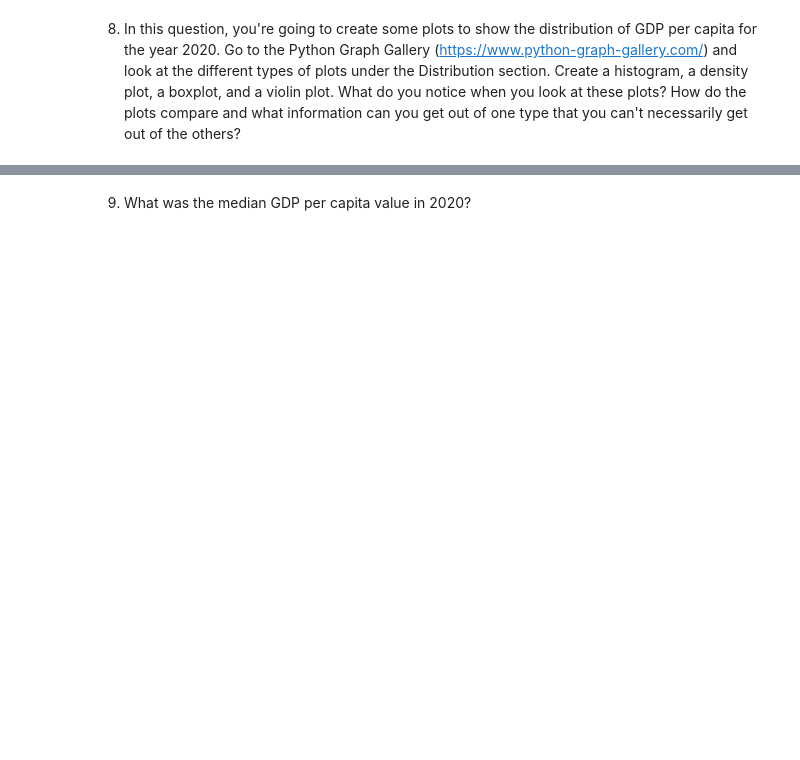
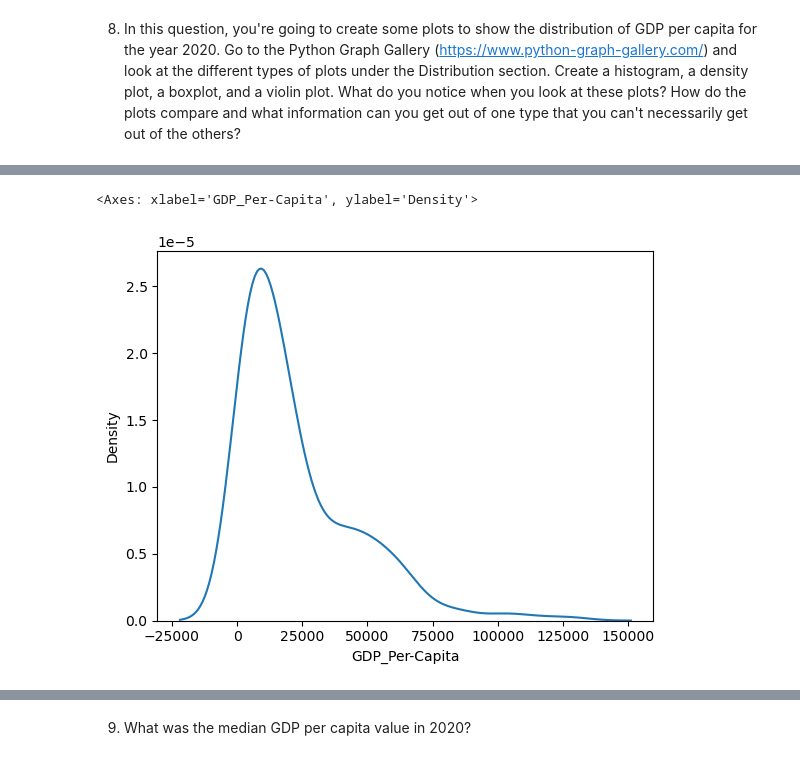
Before and after one commit to NSS-Data-Analytics-Cohort-14/gdp-and-internet-usage-jmo703, a Jupyter notebook: notebooks/python_project.ipynb, the cells around one changed output, grey strips where cells are left out. Drawn from its saved outputs; the diff is of its cells as text; code cells hidden in the pictures; blank space fills up the shorter version.

```diff
--- a/notebooks/python_project.ipynb
+++ b/notebooks/python_project.ipynb
@@ -86,0 +119,5 @@ AttributeError: module 'seaborn' has no attribute 'gdp_df'
+# %%
+sns.kdeplot(data=twentytwentydf,x='GDP_Per-Capita')
+# %% [output]
+<Axes: xlabel='GDP_Per-Capita', ylabel='Density'>
+[figure, added]
```
Also changed, not shown: parts of 20 cells of this notebook.
